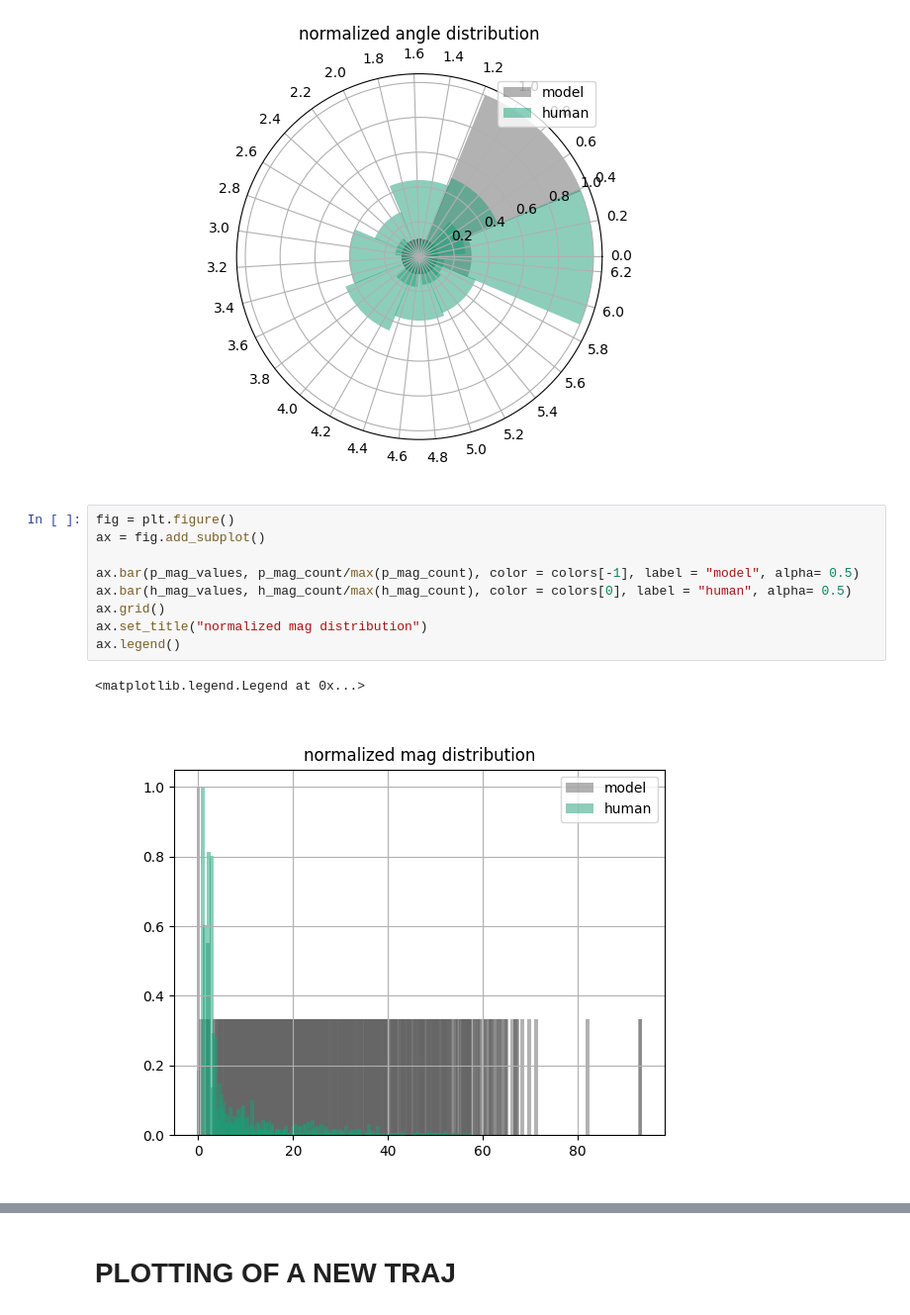
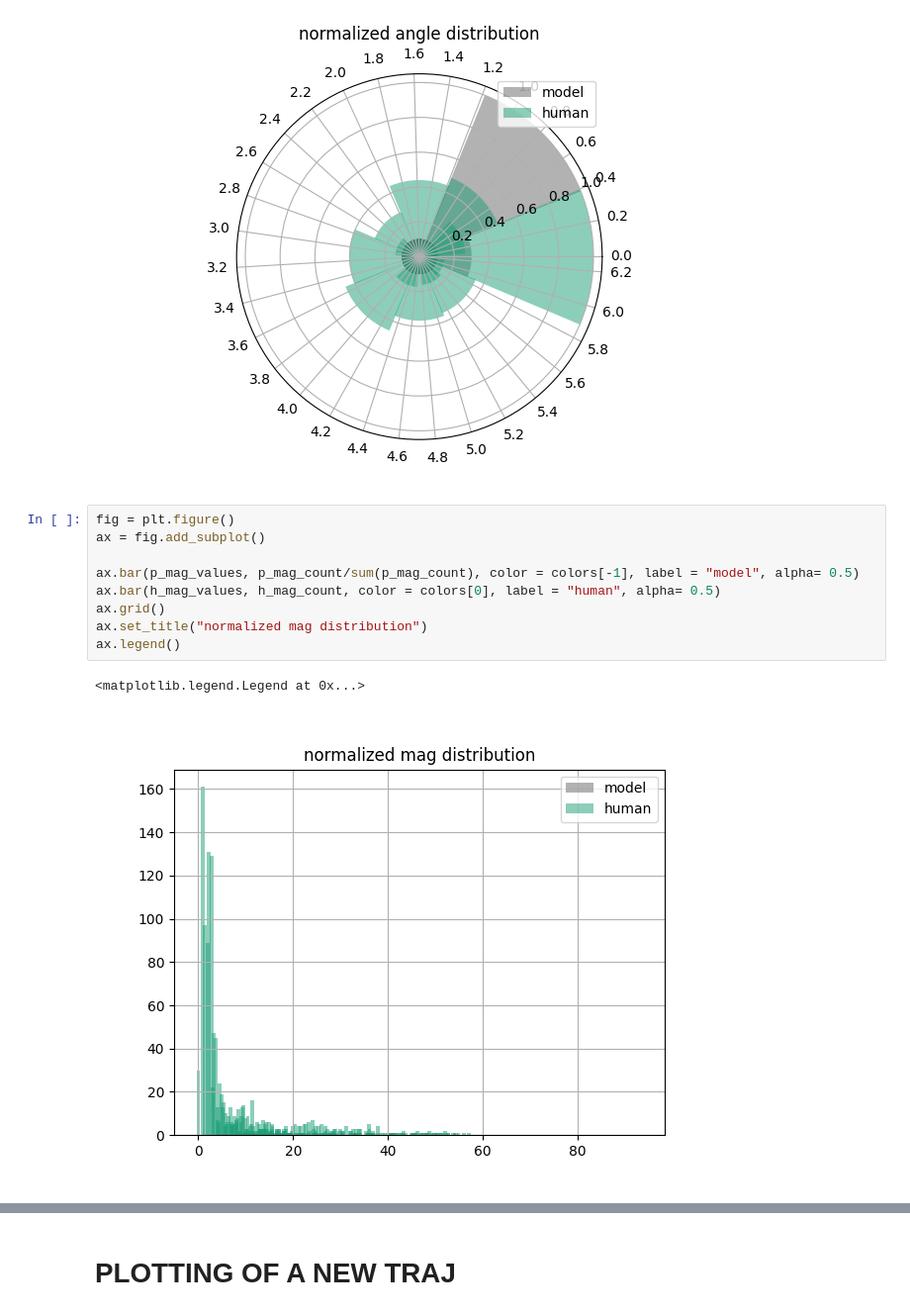
Before and after one commit to joaoMartinSaquet/smartDarts, a Jupyter notebook: smartdarts/jupyter/viz.ipynb, the cells around one changed output, grey strips where cells are left out. Shown at 99% size. Saved outputs shown, nothing was run; the diff lists cells and outputs as text.

Commit message:
histogram fixed

```diff
--- a/smartdarts/jupyter/viz.ipynb
+++ b/smartdarts/jupyter/viz.ipynb
@@ -149,12 +149,12 @@ Text(0.5, 1.0, 'normalized angle distribution')
 # %%
 fig = plt.figure()
 ax = fig.add_subplot()
 
-ax.bar(p_mag_values, p_mag_count/max(p_mag_count), color = colors[-1], label = "model", alpha= 0.5)
-ax.bar(h_mag_values, h_mag_count/max(h_mag_count), color = colors[0], label = "human", alpha= 0.5)
+ax.bar(p_mag_values, p_mag_count/sum(p_mag_count), color = colors[-1], label = "model", alpha= 0.5)
+ax.bar(h_mag_values, h_mag_count, color = colors[0], label = "human", alpha= 0.5)
 ax.grid()
 ax.set_title("normalized mag distribution")
 ax.legend()
 # %% [output]
 <matplotlib.legend.Legend at 0x...>
-[figure, old version]
+[figure, new version]
```
Also changed, not shown: parts of 5 cells of this notebook, 2 other files.
